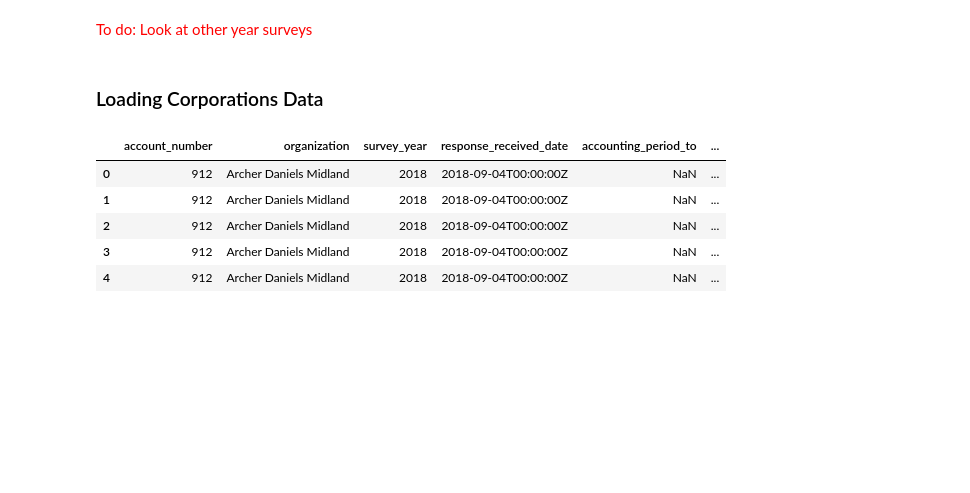
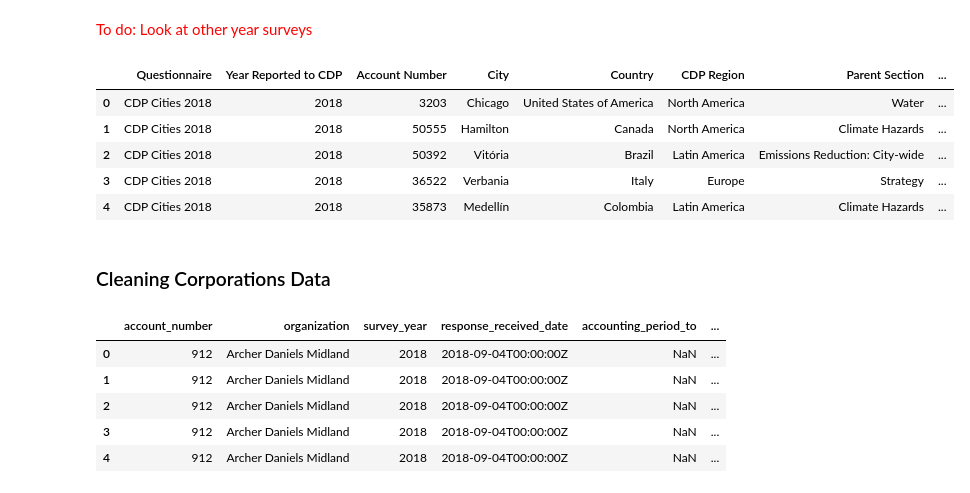
Before and after one commit to jenni4j/Climate_Dreamer_Pros, a Jupyter notebook: cities.ipynb, the cells around one changed output. Drawn from its saved outputs; the diff is of its cells as text; code cells hidden in the pictures; blank space fills up the shorter version.

```diff
--- a/cities.ipynb
+++ b/cities.ipynb
@@ -41,8 +31,17 @@ See the caveats in the documentation: https://pandas.pydata.org/pandas-docs/stab
 # %%
 cities_df_clean = pd.merge(cities_df,city_names_df,how='left',on='Account Number')
 cities_df_clean['Organization'] = cities_df_clean['City']
 cities_df_clean.drop(labels='City', axis="columns", inplace=True)
+cities_df_clean = cities_df_clean.rename(columns={'Organization':'City'})
+cities_df_clean.head()
+# %% [output]
+|  | Questionnaire | Year Reported to CDP | Account Number | City | Country | CDP Region | Parent Section | ... |
+| 0 | CDP Cities 2018 | 2018 | 3203 | Chicago | United States of America | North America | Water | ... |
+| 1 | CDP Cities 2018 | 2018 | 50555 | Hamilton | Canada | North America | Climate Hazards | ... |
+| 2 | CDP Cities 2018 | 2018 | 50392 | Vitória | Brazil | Latin America | Emissions Reduction: City-wide | ... |
+| 3 | CDP Cities 2018 | 2018 | 36522 | Verbania | Italy | Europe | Strategy | ... |
+| 4 | CDP Cities 2018 | 2018 | 35873 | Medellín | Colombia | Latin America | Climate Hazards | ... |
 # %% [markdown]
-### Loading Corporations Data
+### Cleaning Corporations Data
 # %%
 # adding headquarter location data
```
Also changed, not shown: parts of 40 cells of this notebook.
